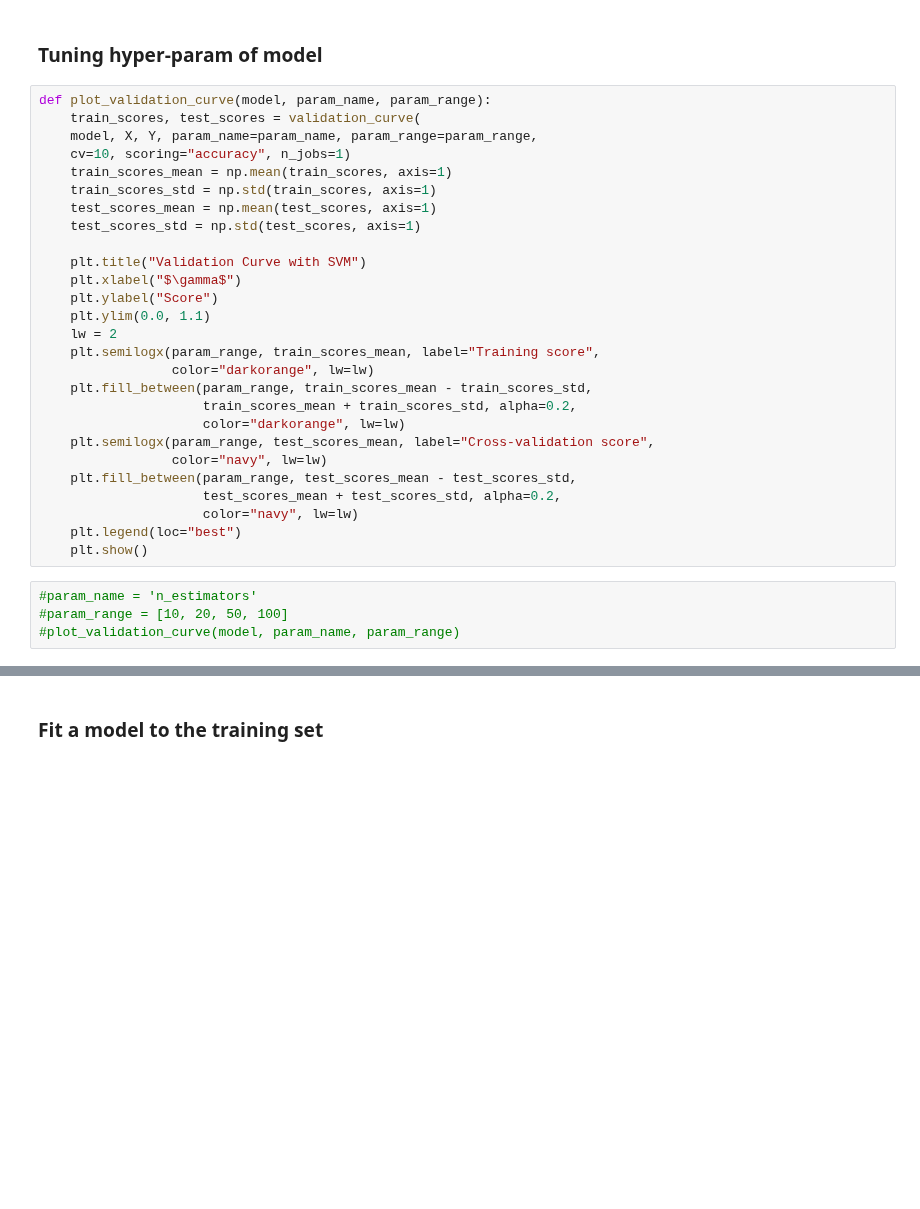
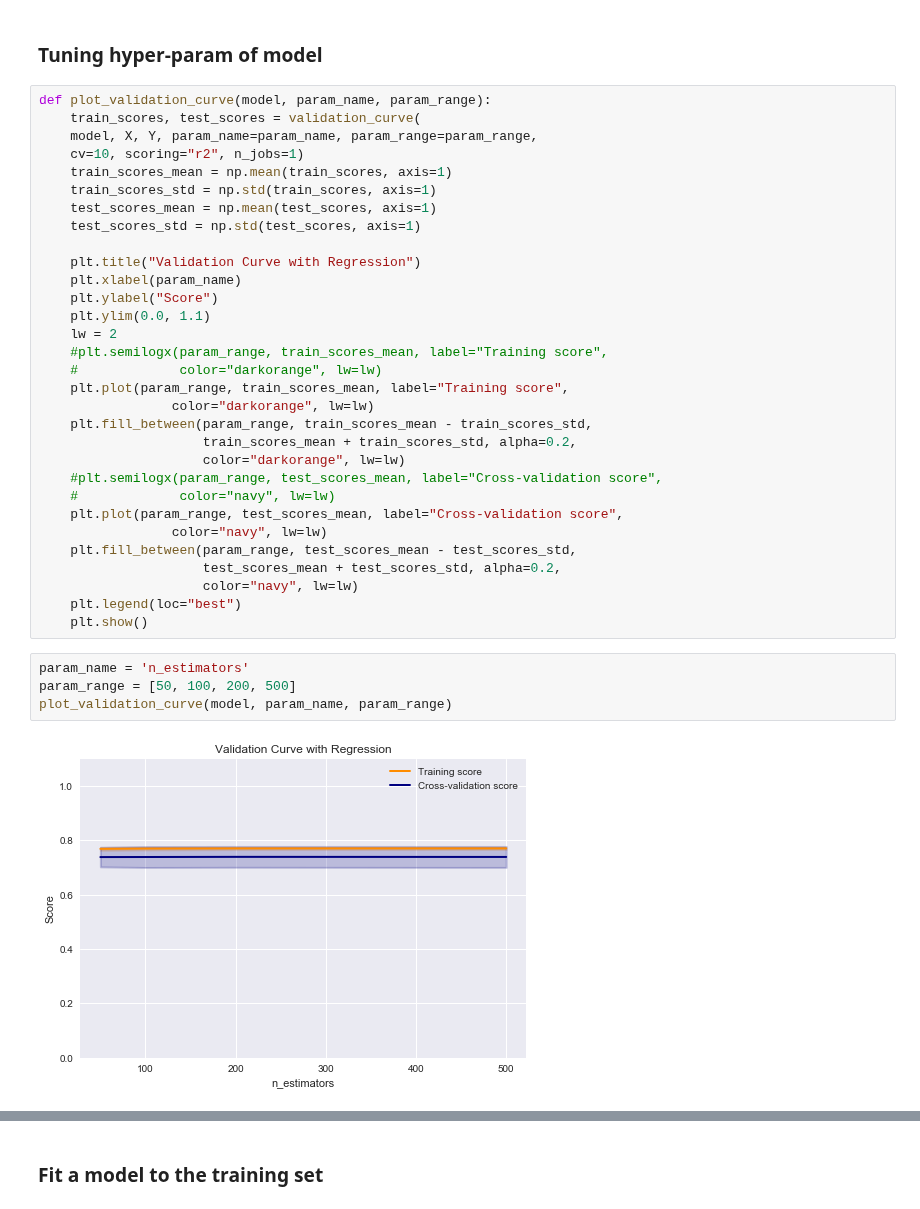
Before and after one commit to latuannetnam/kaggle, a Jupyter notebook: House Prices/House price analysis.ipynb, the cells around one changed output, grey strips where cells are left out. Saved outputs shown, nothing was run; the diff lists cells and outputs as text; blank space fills up the shorter version.

```diff
--- a/House Prices/House price analysis.ipynb
+++ b/House Prices/House price analysis.ipynb
@@ -366,23 +367,27 @@ Split ratio 0.451
 def plot_validation_curve(model, param_name, param_range):
     train_scores, test_scores = validation_curve(
     model, X, Y, param_name=param_name, param_range=param_range,
-    cv=10, scoring="accuracy", n_jobs=1)
+    cv=10, scoring="r2", n_jobs=1)
     train_scores_mean = np.mean(train_scores, axis=1)
     train_scores_std = np.std(train_scores, axis=1)
     test_scores_mean = np.mean(test_scores, axis=1)
     test_scores_std = np.std(test_scores, axis=1)
 
-    plt.title("Validation Curve with SVM")
-    plt.xlabel("$\gamma$")
+    plt.title("Validation Curve with Regression")
+    plt.xlabel(param_name)
     plt.ylabel("Score")
     plt.ylim(0.0, 1.1)
     lw = 2
-    plt.semilogx(param_range, train_scores_mean, label="Training score",
+    #plt.semilogx(param_range, train_scores_mean, label="Training score",
+    #             color="darkorange", lw=lw)
+    plt.plot(param_range, train_scores_mean, label="Training score",
                  color="darkorange", lw=lw)
     plt.fill_between(param_range, train_scores_mean - train_scores_std,
                      train_scores_mean + train_scores_std, alpha=0.2,
                      color="darkorange", lw=lw)
-    plt.semilogx(param_range, test_scores_mean, label="Cross-validation score",
+    #plt.semilogx(param_range, test_scores_mean, label="Cross-validation score",
+    #             color="navy", lw=lw)
+    plt.plot(param_range, test_scores_mean, label="Cross-validation score",
                  color="navy", lw=lw)
     plt.fill_between(param_range, test_scores_mean - test_scores_std,
                      test_scores_mean + test_scores_std, alpha=0.2,
@@ -390,6 +395,8 @@ def plot_validation_curve(model, param_name, param_range):
     plt.legend(loc="best")
     plt.show()
 # %%
-#param_name = 'n_estimators'
-#param_range = [10, 20, 50, 100]
-#plot_validation_curve(model, param_name, param_range)
+param_name = 'n_estimators'
+param_range = [50, 100, 200, 500]
+plot_validation_curve(model, param_name, param_range)
+# %% [output]
+[figure, added]
```
Also changed, not shown: parts of 16 cells of this notebook.
